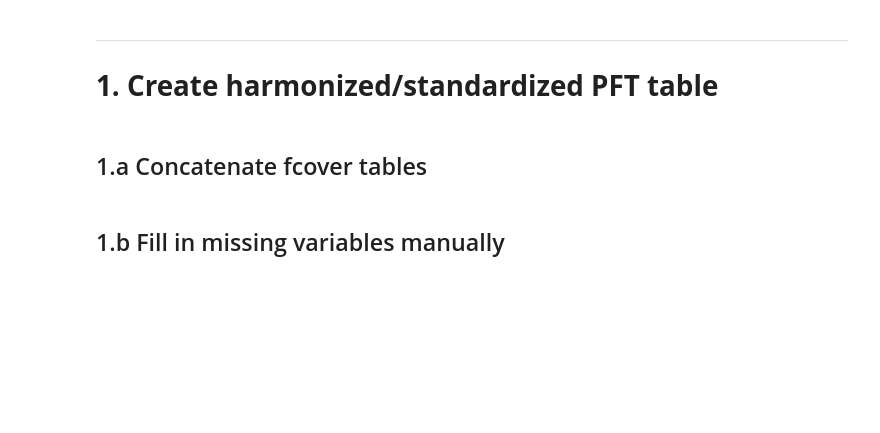
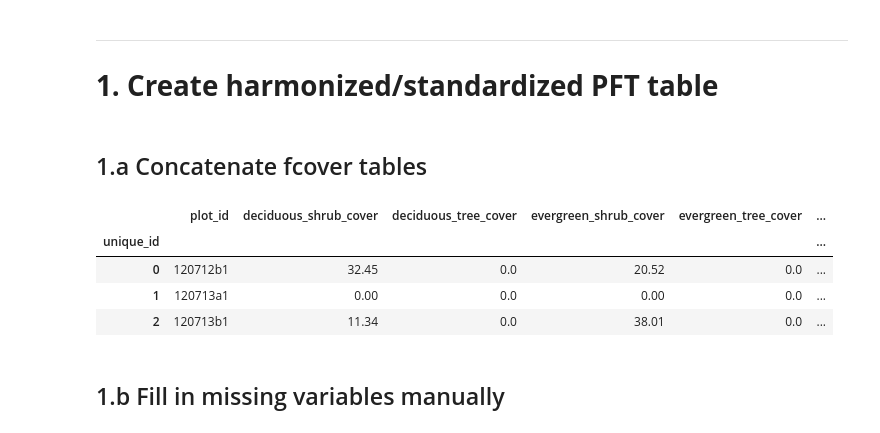
Before and after one commit to climatemodeling/alaska_pft_fcover_harmonization, a Jupyter notebook: harmonization.ipynb, the cells around one changed output. Saved outputs shown, nothing was run; the diff lists cells and outputs as text; code cells hidden in the pictures; blank space fills up the shorter version.

```diff
--- a/harmonization.ipynb
+++ b/harmonization.ipynb
@@ -44,6 +48,14 @@ fcover = fcover.drop(non_cover_columns, axis=1)
 # export
 fcover.to_csv('harmonized_pft_fcover.csv')
 aux.to_csv('plot_information.csv')
+# %%
+fcover.head(3)
+# %% [output]
+|  | plot_id | deciduous_shrub_cover | deciduous_tree_cover | evergreen_shrub_cover | evergreen_tree_cover | ... |
+| unique_id |  |  |  |  |  | ... |
+| 0 | 120712b1 | 32.45 | 0.0 | 20.52 | 0.0 | ... |
+| 1 | 120713a1 | 0.00 | 0.0 | 0.00 | 0.0 | ... |
+| 2 | 120713b1 | 11.34 | 0.0 | 38.01 | 0.0 | ... |
 # %% [markdown]
 ## 1.b Fill in missing variables manually
 # %% [markdown]
```
Also changed, not shown: parts of 25 cells of this notebook.
